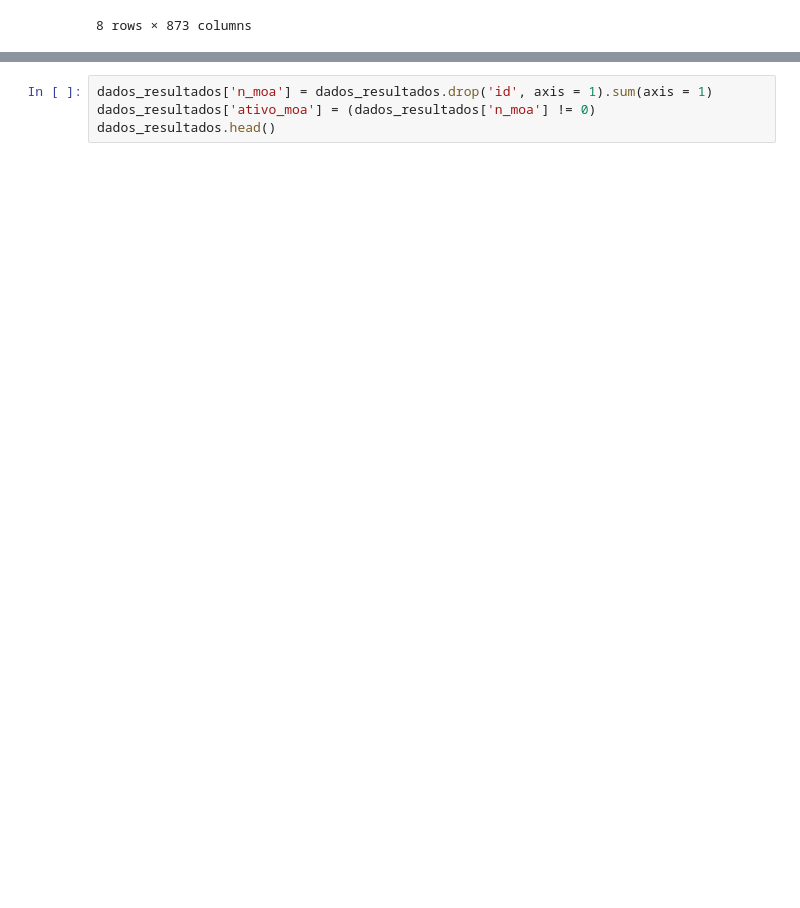
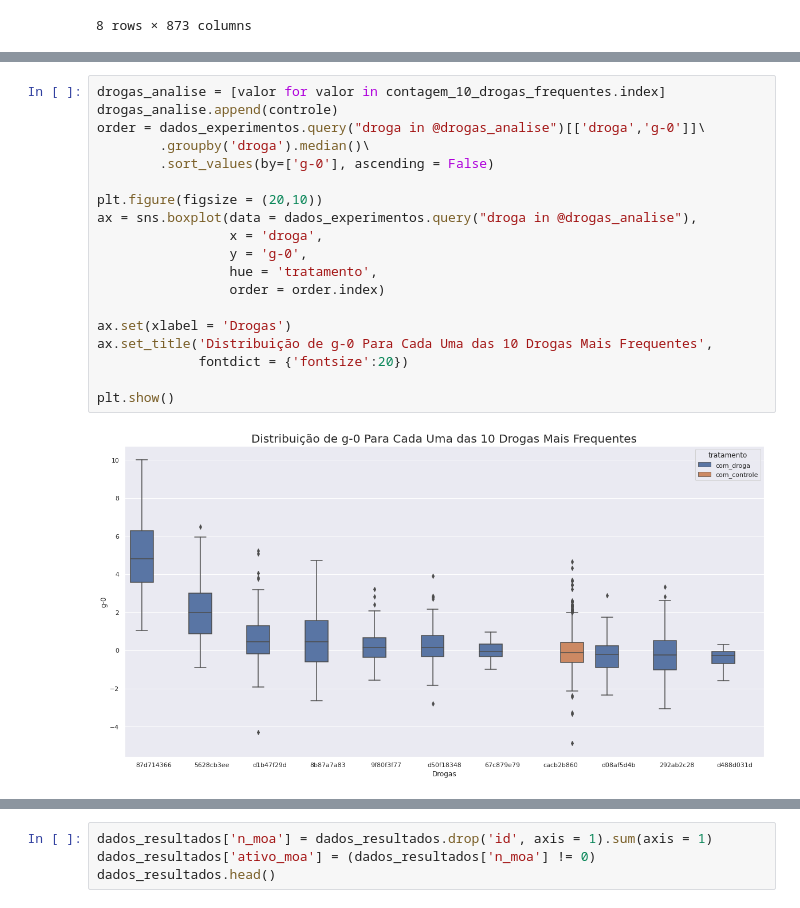
Before and after one commit to Gabrielvinicius27/imersao-dados-desafio-final, a Jupyter notebook: DesafioFinal_ImersaoDadosAlura.ipynb, the cells around one changed output, grey strips where cells are left out. Saved outputs shown, nothing was run; the diff lists cells and outputs as text; blank space fills up the shorter version.

```diff
--- a/DesafioFinal_ImersaoDadosAlura.ipynb
+++ b/DesafioFinal_ImersaoDadosAlura.ipynb
@@ -99,0 +134,21 @@ plt.show()
+# %%
+drogas_analise = [valor for valor in contagem_10_drogas_frequentes.index]
+drogas_analise.append(controle)
+order = dados_experimentos.query("droga in @drogas_analise")[['droga','g-0']]\
+        .groupby('droga').median()\
+        .sort_values(by=['g-0'], ascending = False)
+
+plt.figure(figsize = (20,10))
+ax = sns.boxplot(data = dados_experimentos.query("droga in @drogas_analise"),
+                 x = 'droga',
+                 y = 'g-0',
+                 hue = 'tratamento',
+                 order = order.index)
+
+ax.set(xlabel = 'Drogas')
+ax.set_title('Distribuição de g-0 Para Cada Uma das 10 Drogas Mais Frequentes',
+             fontdict = {'fontsize':20})
+
+plt.show()
+# %% [output]
+[figure, added]
```
Also changed, not shown: parts of 14 cells of this notebook.
